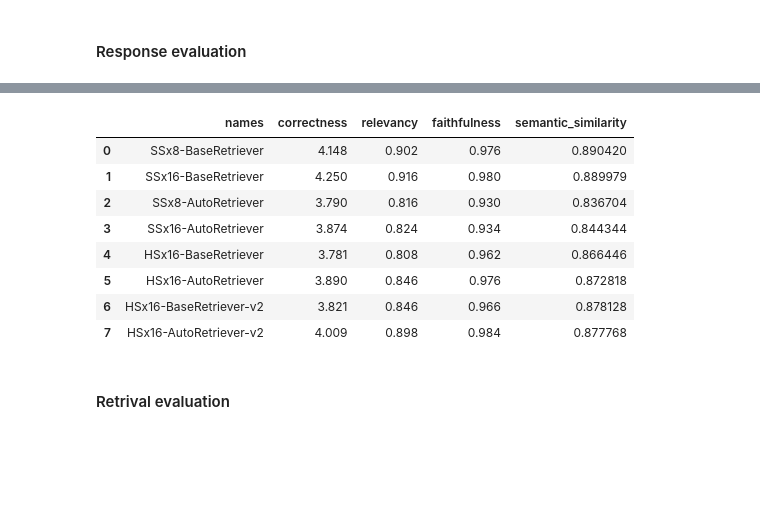
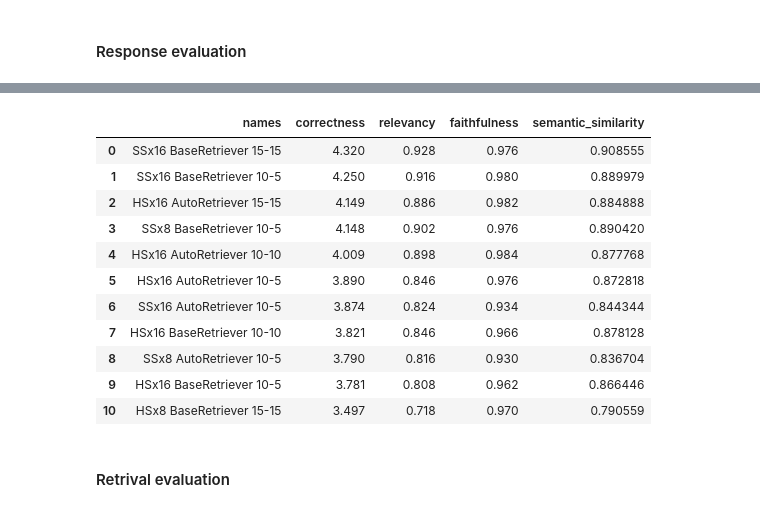
Before and after one commit to RaffSbard/AskDIEM, a Jupyter notebook: preparation.ipynb, the cells around one changed output, grey strips where cells are left out. Saved outputs shown, nothing was run; the diff lists cells and outputs as text; code cells hidden in the pictures; blank space fills up the shorter version.

Commit message:
preparation, app and app-public fix, added results

```diff
--- a/preparation.ipynb
+++ b/preparation.ipynb
@@ -373,12 +0,0 @@ constitutional_chain = ConstitutionalChain.from_llm(
-# %%
-result = chain.invoke({
-    "question": "Chi è marianna aliberti?",
-})
-response = result["answer"]
-print("RISPOSTA:", response)
-retrieved_docs = result.get("source_documents", [])
-print("\nDOCUMENTI RECUPERATI:\n")
-for doc in retrieved_docs:
-    print(f"Documento: {doc.metadata.get('source', 'N/A')}")
-    print(f"Ruoli: {doc.metadata.get('roles', 'Nessun ruolo specificato')}")
-    print(doc.page_content[:500])  # Mostra solo i primi 500 caratteri del contenuto
@@ -435,18 +50,17 @@ Settings.llm = GoogleGenAI(
 ### Loader
 # %%
 from urllib.parse import urlparse, parse_qs, urlencode
-from typing import Tuple
 
-def clean_and_validate_url(url: str) -> Tuple[str, bool]:
+def clean_and_validate_url(url):
     """
-    Pulisce un URL rimuovendo parametri specifici e il frammento.
+    Pulisce un URL rimuovendo parametri specifici e il fragment.
     Restituisce l'URL pulito e un flag booleano che è True se la struttura
     è quella del DIEM (300638) o se non è specificata.
     """
     default_params_to_remove = {'bando', 'progetto', 'lettera', 'avvisi', 'coorte', 'schemaid', 'schemaId', 'adCodFraz', 'adCodRadice', 'annoOfferta', 'annoOrdinamento'}
     DIEM_STRUCTURE_ID = '300638'
 
-    # 1. Scomponi l'URL e la sua query in un dizionario
+    # Scomponi l'URL e la sua query in un dizionario
     parsed_url = urlparse(url)
     query_dict = parse_qs(parsed_url.query)
 
@@ -3360,21 +2227,28 @@ display(results_df)
 # %%
 from llama_index.core.evaluation.eval_utils import get_results_df
 
-result = load_from_pickle("results/eval_results_ssx8_base-retriever.pkl")
-result2 = load_from_pickle("results/eval_results_ssx16_base-retriever.pkl")
-result3 = load_from_pickle("results/eval_results_ssx8_auto-retriever.pkl")
-result4 = load_from_pickle("results/eval_results_ssx16_auto-retriever.pkl")
-result5 = load_from_pickle("results/eval_results_hsx16_base-retriever.pkl")
-result6 = load_from_pickle("results/eval_results_hsx16_auto-retriever.pkl")
-result7 = load_from_pickle("results/eval_results_hsx16_base-retriever_v2.pkl")
-result8 = load_from_pickle("results/eval_results_hsx16_auto-retriever_v2.pkl")
-
-
+result = load_from_pickle("results/response/eval_results_ssx8_base-retriever.pkl") # 10-5
+result2 = load_from_pickle("results/response/eval_results_ssx16_base-retriever.pkl") # 10-5
+result3 = load_from_pickle("results/response/eval_results_ssx8_auto-retriever.pkl") # 10-5
+result4 = load_from_pickle("results/response/eval_results_ssx16_auto-retriever.pkl") # 10-5
+result5 = load_from_pickle("results/response/eval_results_hsx16_base-retriever.pkl") # 10-5
+result6 = load_from_pickle("results/response/eval_results_hsx16_auto-retriever.pkl") # 10-5
+result7 = load_from_pickle("results/response/eval_results_hsx16_base-retriever_v2.pkl") # 10-10
+result8 = load_from_pickle("results/response/eval_results_hsx16_auto-retriever_v2.pkl") # 10-10
+result9 = load_from_pickle("results/response/eval_results_hsx16_auto-retriever_v3.pkl") # 15-15
+result10 = load_from_pickle("results/response/eval_results_ssx16_base-retriever_v2.pkl") # 15-15
+result11 = load_from_pickle("results/response/eval_results_hsx8_base-retriever_v3.pkl") # 15-15
 
 results_df = get_results_df(
-    [result, result2, result3, result4, result5, result6, result7, result8],
-    ["SSx8-BaseRetriever", "SSx16-BaseRetriever", "SSx8-AutoRetriever", "SSx16-AutoRetriever", "HSx16-BaseRetriever", "HSx16-AutoRetriever", "HSx16-BaseRetriever-v2", "HSx16-AutoRetriever-v2"],
+    [result, result2, result3, result4, result5, result6, result7, result8, result9, result10],
+    ["SSx8-BaseRetriever", "SSx16-BaseRetriever", "SSx8-AutoRetriever", "SSx16-AutoRetriever", "HSx16-BaseRetriever", "HSx16-AutoRetriever", "HSx16-BaseRetriever-v2", "HSx16-AutoRetriever-v2", "HSx16-AutoRetriever-v3", "SSx16-BaseRetriever-v2"],
     ["correctness", "relevancy", "faithfulness", "semantic_similarity"],
 )
-display(results_df)
+
+results_df2 = get_results_df(
+    [result10, result2, result9, result, result8, result6, result4, result7, result3, result5, result11],
+    ["SSx16 BaseRetriever 15-15", "SSx16 BaseRetriever 10-5", "HSx16 AutoRetriever 15-15", "SSx8 BaseRetriever 10-5", "HSx16 AutoRetriever 10-10", "HSx16 AutoRetriever 10-5", "SSx16 AutoRetriever 10-5", "HSx16 BaseRetriever 10-10", "SSx8 AutoRetriever 10-5",  "HSx16 BaseRetriever 10-5", "HSx8 BaseRetriever 15-15"],
+    ["correctness", "relevancy", "faithfulness", "semantic_similarity"],
+)
+display(results_df2)
 # %% [output]
@@ -3396,13 +2271,16 @@ Caricamento oggetti dalla cache 'results/eval_results_hsx16_auto-retriever_v2.pk
 Caricati 4 oggetti.
 |  | names | correctness | relevancy | faithfulness | semantic_similarity |
-| 0 | SSx8-BaseRetriever | 4.148 | 0.902 | 0.976 | 0.890420 |
-| 1 | SSx16-BaseRetriever | 4.250 | 0.916 | 0.980 | 0.889979 |
-| 2 | SSx8-AutoRetriever | 3.790 | 0.816 | 0.930 | 0.836704 |
-| 3 | SSx16-AutoRetriever | 3.874 | 0.824 | 0.934 | 0.844344 |
-| 4 | HSx16-BaseRetriever | 3.781 | 0.808 | 0.962 | 0.866446 |
-| 5 | HSx16-AutoRetriever | 3.890 | 0.846 | 0.976 | 0.872818 |
-| 6 | HSx16-BaseRetriever-v2 | 3.821 | 0.846 | 0.966 | 0.878128 |
-| 7 | HSx16-AutoRetriever-v2 | 4.009 | 0.898 | 0.984 | 0.877768 |
+| 0 | SSx16 BaseRetriever 15-15 | 4.320 | 0.928 | 0.976 | 0.908555 |
+| 1 | SSx16 BaseRetriever 10-5 | 4.250 | 0.916 | 0.980 | 0.889979 |
+| 2 | HSx16 AutoRetriever 15-15 | 4.149 | 0.886 | 0.982 | 0.884888 |
+| 3 | SSx8 BaseRetriever 10-5 | 4.148 | 0.902 | 0.976 | 0.890420 |
+| 4 | HSx16 AutoRetriever 10-10 | 4.009 | 0.898 | 0.984 | 0.877768 |
+| 5 | HSx16 AutoRetriever 10-5 | 3.890 | 0.846 | 0.976 | 0.872818 |
+| 6 | SSx16 AutoRetriever 10-5 | 3.874 | 0.824 | 0.934 | 0.844344 |
+| 7 | HSx16 BaseRetriever 10-10 | 3.821 | 0.846 | 0.966 | 0.878128 |
+| 8 | SSx8 AutoRetriever 10-5 | 3.790 | 0.816 | 0.930 | 0.836704 |
+| 9 | HSx16 BaseRetriever 10-5 | 3.781 | 0.808 | 0.962 | 0.866446 |
+| 10 | HSx8 BaseRetriever 15-15 | 3.497 | 0.718 | 0.970 | 0.790559 |
 # %% [markdown]
 #### Retrival evaluation
 # %%
```
Also changed, not shown: parts of 112 cells of this notebook, 35 other files.
